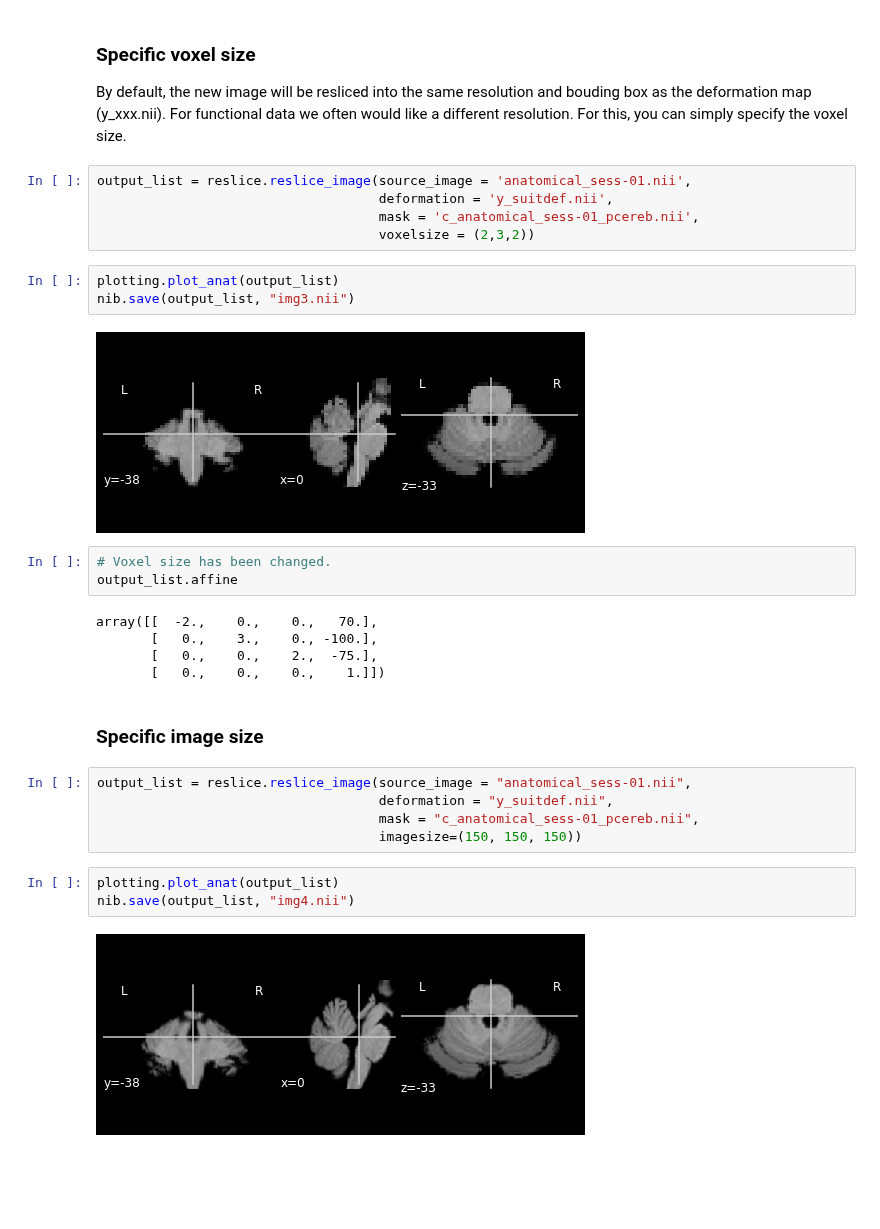
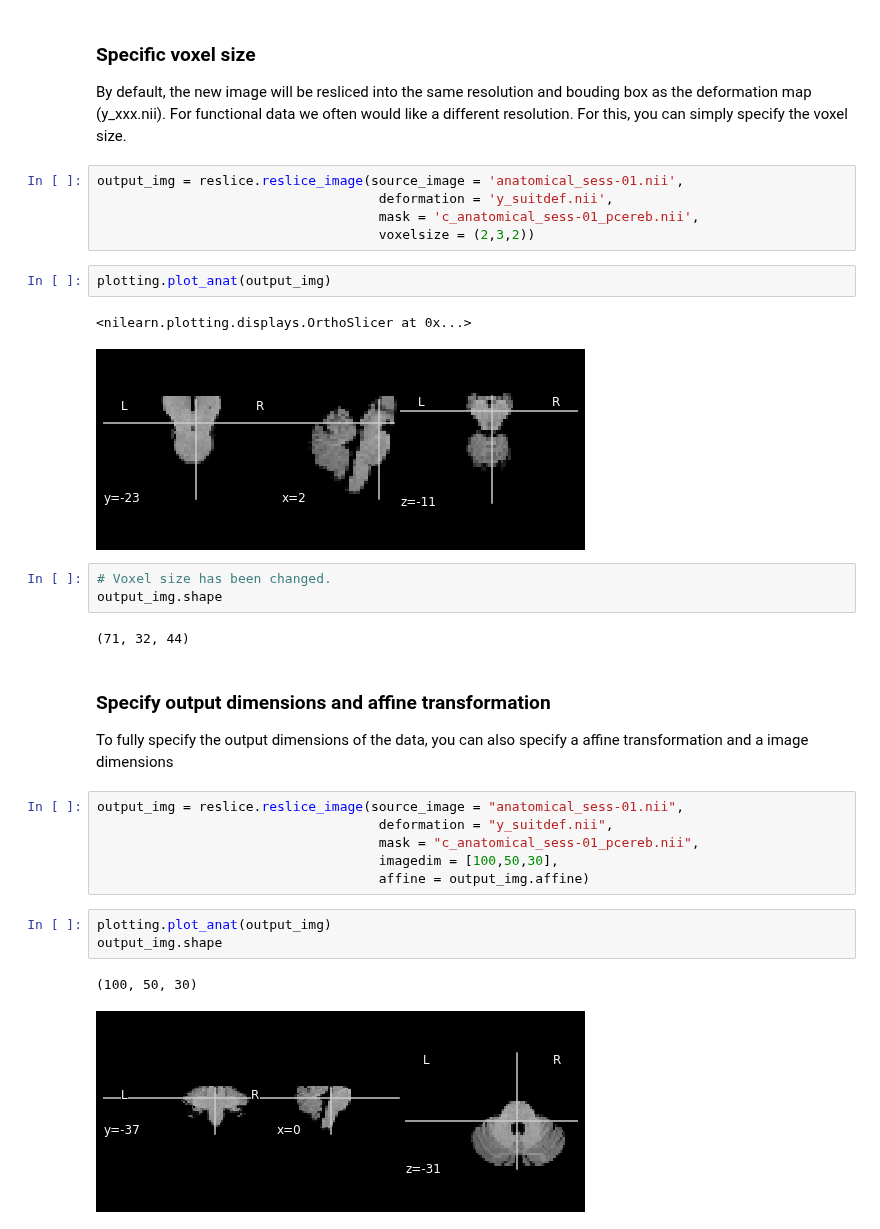
Before and after one commit to DiedrichsenLab/SUITPy, a Jupyter notebook: docs/source/notebooks/reslice_example.ipynb, the cells around one changed output. Drawn from its saved outputs; the diff is of its cells as text; blank space fills up the shorter version.

```diff
--- a/docs/source/notebooks/reslice_example.ipynb
+++ b/docs/source/notebooks/reslice_example.ipynb
@@ -36,32 +36,32 @@ nib.save(output_list, "img2.nii")
 ### Specific voxel size
 By default, the new image will be resliced into the same resolution and bouding box as the deformation map (y_xxx.nii). For functional data we often would like a different resolution. For this, you can simply specify the voxel size.
 # %%
-output_list = reslice.reslice_image(source_image = 'anatomical_sess-01.nii',
+output_img = reslice.reslice_image(source_image = 'anatomical_sess-01.nii',
                                     deformation = 'y_suitdef.nii',
                                     mask = 'c_anatomical_sess-01_pcereb.nii',
                                     voxelsize = (2,3,2))
 # %%
-plotting.plot_anat(output_list)
-nib.save(output_list, "img3.nii")
+plotting.plot_anat(output_img)
 # %% [output]
+<nilearn.plotting.displays.OrthoSlicer at 0x...>
-[figure, old version]
+[figure, new version]
 # %%
 # Voxel size has been changed.
-output_list.affine
+output_img.shape
 # %% [output]
-array([[  -2.,    0.,    0.,   70.],
-       [   0.,    3.,    0., -100.],
-       [   0.,    0.,    2.,  -75.],
-       [   0.,    0.,    0.,    1.]])
+(71, 32, 44)
 # %% [markdown]
-### Specific image size
+### Specify output dimensions and affine transformation
+To fully specify the output dimensions of the data, you can also specify a affine transformation and a image dimensions
 # %%
-output_list = reslice.reslice_image(source_image = "anatomical_sess-01.nii",
+output_img = reslice.reslice_image(source_image = "anatomical_sess-01.nii",
                                     deformation = "y_suitdef.nii",
                                     mask = "c_anatomical_sess-01_pcereb.nii",
-                                    imagesize=(150, 150, 150))
+                                    imagedim = [100,50,30],
+                                    affine = output_img.affine)
 # %%
-plotting.plot_anat(output_list)
-nib.save(output_list, "img4.nii")
+plotting.plot_anat(output_img)
+output_img.shape
 # %% [output]
+(100, 50, 30)
-[figure, old version]
+[figure, new version]
```
Also changed, not shown: parts of 7 cells of this notebook, 2 other files.
